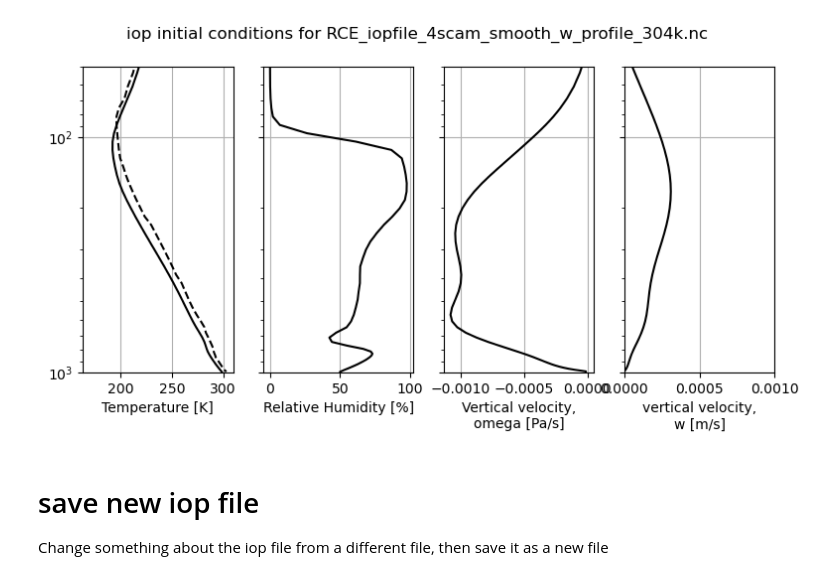
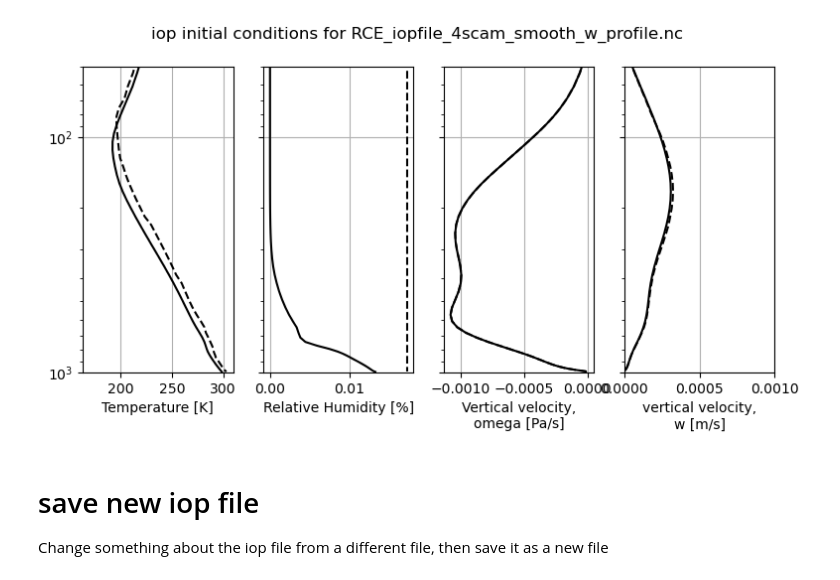
Before and after one commit to smturbev/scmlib, a Jupyter notebook: DP_diagnostics/notebooks/pproc/plot_iop_profiles.ipynb, the cells around one changed output. Cells and saved outputs as stored; diff of their text form; code cells hidden in the pictures.

```diff
--- a/DP_diagnostics/notebooks/pproc/plot_iop_profiles.ipynb
+++ b/DP_diagnostics/notebooks/pproc/plot_iop_profiles.ipynb
@@ -37,9 +37,9 @@ def calc_rhice(ds, varQ="Q", varT="T", z_units="hPa"):
 # %%
 iop_dir = "/glade/work/sturbeville/E3SM/inputdata/atm/cam/scam/iop/"
 # iop_file = "RCE_iopfile_4scam_no-mean-ascent.nc"
-iop_file = "RCE_iopfile_4scam_smooth_w_profile_304k.nc"
+iop_file = "RCE_iopfile_4scam_smooth_w_profile.nc"
 # iop_file = "RCE_iopfile_4scam_smooth-mean-ascent.nc"
-iop_file_304k = "RCE_iopfile_4scam_smooth-mean-ascent_304ksst.nc"
+iop_file_304k = "RCE_iopfile_4scam_smooth_w_profile_304ksst_new.nc"
 # %%
 iop = xr.open_dataset(iop_dir+iop_file)
 iop = iop.isel(lat=0).isel(time=0).isel(lon=0)
@@ -69,36 +90,38 @@ Attributes:
 # %%
 # plot vertical profiles of each initial condition in iop file side-by-side
 fig, ax = plt.subplots(1,4, figsize=(9,4), sharey=True)
 ax[0].plot(iop["T"], iop.lev/100, 'k')
 ax[0].plot(iop304["T"], iop304.lev/100, 'k--')
 ax[0].set(xlabel="Temperature [K]")
 rhice300 = calc_rhice(iop, varQ="q", z_units="Pa")
-# rhice304 = calc_rhice(iop304, varQ="q", z_units="Pa")
-ax[1].plot(rhice300, iop.lev/100, 'k')
+rhice304 = calc_rhice(iop304, varQ="q", z_units="Pa")
+# ax[1].plot(rhice300, iop.lev/100, 'k')
 # ax[1].plot(rhice304, iop.lev/100, 'k--')
+ax[1].plot(iop.q, iop.lev/100, 'k')
+ax[1].plot(iop304.q, iop.lev/100, 'k--')
 ax[1].set(xlabel="Relative Humidity [%]")
 ax[2].plot(iop.omega, iop.lev/100, 'k')
-# ax[2].plot(iop304.omega, iop304.lev/100, 'k--')
+ax[2].plot(iop304.omega, iop304.lev/100, 'k--')
 ax[2].set(xlabel="Vertical velocity,\nomega [Pa/s]")
 w = omega2w(iop.omega, iop.lev, iop["T"])
 w304 = omega2w(iop304.omega, iop304.lev, iop304["T"])
 ax[3].plot(w, iop.lev/100, 'k')
-# ax[3].plot(w304, iop304.lev/100, 'k--')
+ax[3].plot(w304, iop304.lev/100, 'k--')
 ax[3].set(xlabel="vertical velocity,\nw [m/s]", xlim=[0,0.001])
 
 for i in range(4):
     ax[i].grid(True)
     if i>0:
         ax[i].set(ylabel="")
 
 ax[0].invert_yaxis()
 ax[0].set_yscale("log")
 ax[0].set(ylim=[1000,50])
 fig.suptitle("iop initial conditions for "+iop_file)
 plt.savefig("../plots/iop_ic_{}.png".format(iop_file.split(".")[0]))
 plt.show()
 # %% [output]
-[figure, old version]
+[figure, new version]
 # %% [markdown]
 # save new iop file
 
```
Also changed, not shown: parts of 19 cells of this notebook, 38 other files.
